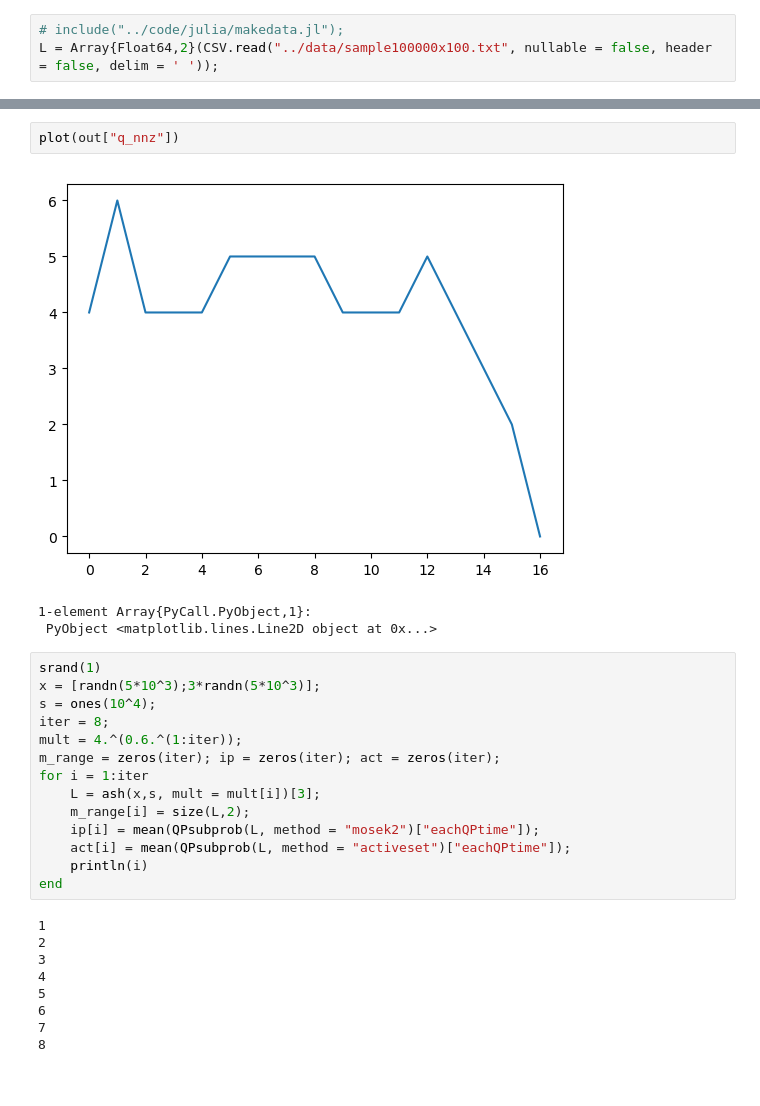
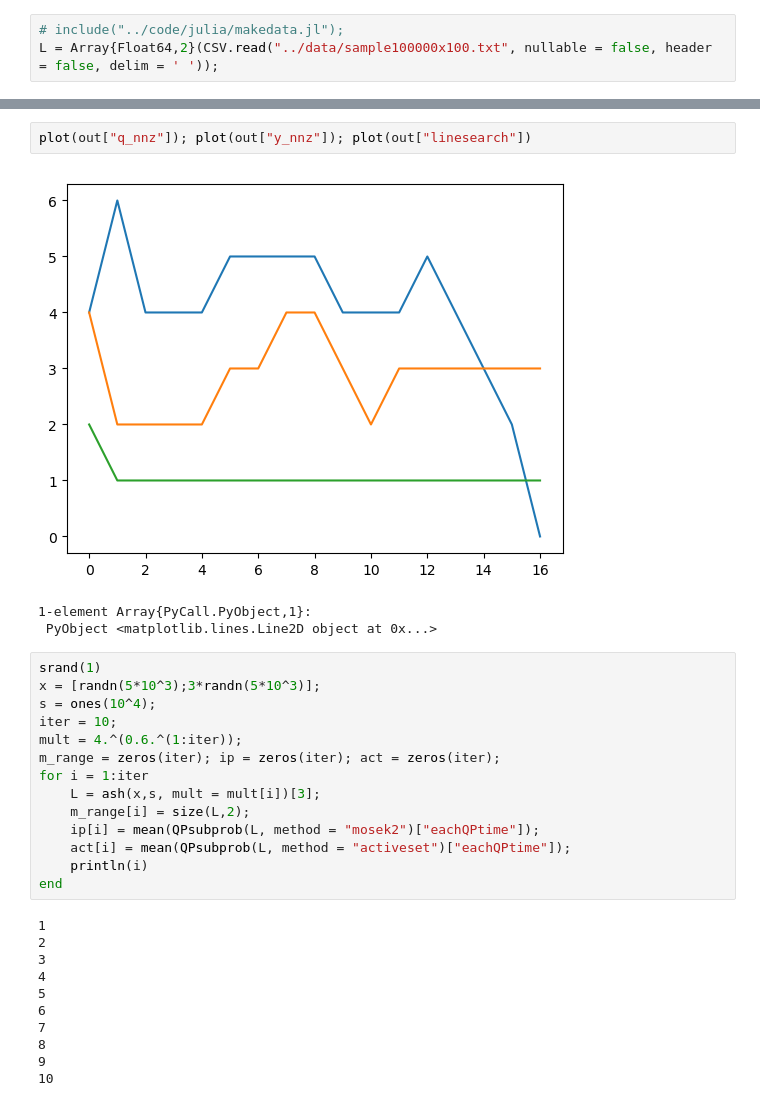
Before and after one commit to stephenslab/mixsqp-paper, a Jupyter notebook: analysis/QPsubproblem.ipynb, the cells around one changed output, grey strips where cells are left out. Cells and saved outputs as stored; diff of their text form.

```diff
--- a/analysis/QPsubproblem.ipynb
+++ b/analysis/QPsubproblem.ipynb
@@ -35,15 +34,15 @@ Dict{String,Any} with 7 entries:
   "numiter"     => 17
 # %%
-plot(out["q_nnz"])
+plot(out["q_nnz"]); plot(out["y_nnz"]); plot(out["linesearch"])
 # %% [output]
-[figure, old version]
+[figure, new version]
 1-element Array{PyCall.PyObject,1}:
  PyObject <matplotlib.lines.Line2D object at 0x...>
 # %%
 srand(1)
 x = [randn(5*10^3);3*randn(5*10^3)];
 s = ones(10^4);
-iter = 8;
+iter = 10;
 mult = 4.^(0.6.^(1:iter));
 m_range = zeros(iter); ip = zeros(iter); act = zeros(iter);
 for i = 1:iter
@@ -62,6 +61,8 @@ end
 6
 7
 8
+9
+10
 # %%
 plot(log2.(m_range),log2.(ip)); plot(log2.(m_range), log2.(act))
 # %% [output]
```
Also changed, not shown: parts of 8 cells of this notebook, 9 other files.
